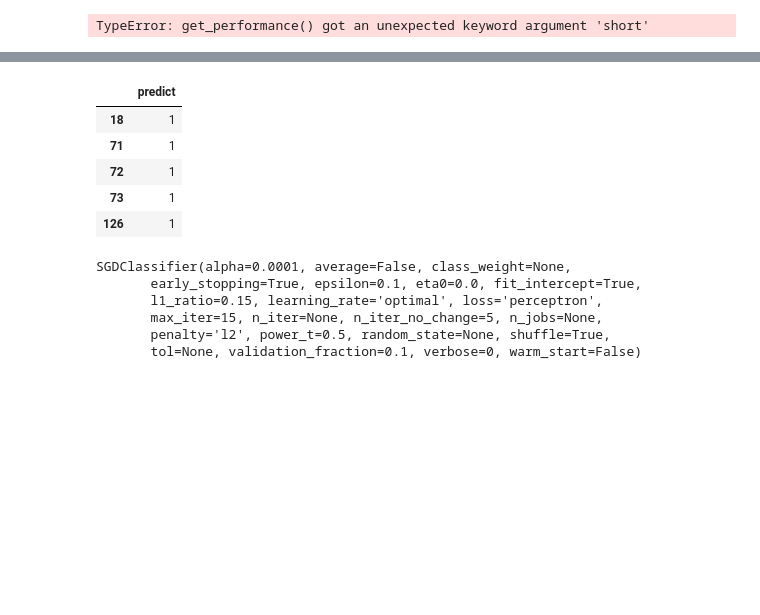
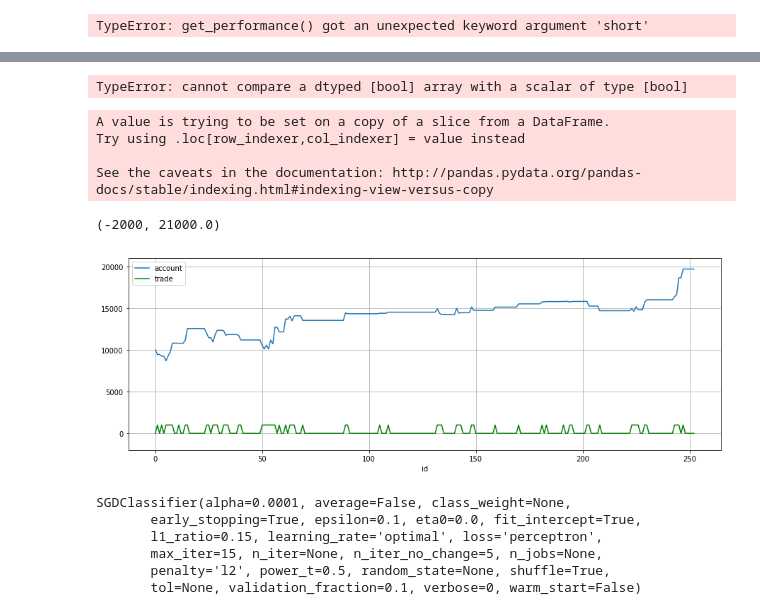
Before and after one commit to IzidoroBaltazar/MachineLearningEngineer, a Jupyter notebook: capstone_project/trading_project.ipynb, the cells around one changed output, grey strips where cells are left out. Drawn from its saved outputs; the diff is of its cells as text; code cells hidden in the pictures; blank space fills up the shorter version.

```diff
--- a/capstone_project/trading_project.ipynb
+++ b/capstone_project/trading_project.ipynb
@@ -1080,9 +1042,2 @@ a = preds[0].as_data_frame()
 # %%
-a[a.predict != 0]
+b = a.predict.values
-# %% [output]
-|  | predict |
-| 18 | 1 |
-| 71 | 1 |
-| 72 | 1 |
-| 73 | 1 |
-| 126 | 1 |
@@ -1089,3 +1048,29 @@ a[a.predict != 0]
+# %%
+from sklearn.metrics import confusion_matrix
+
+df = gold_account[(gold_account['label'].notnull()) & (gold_account['trade'].notnull)]
+confusion_matrix(gold_account.label.astype(int), gold_account.trade.astype(int))
+# %% [output]
+TypeError: cannot compare a dtyped [bool] array with a scalar of type [bool]
+# %%
+trade_df = gold_account_long[['trade']]
+trade_df['id'] = trade_df.index.values
+trade_df.trade = trade_df.trade*1000
+# %% [output]
+A value is trying to be set on a copy of a slice from a DataFrame.
+Try using .loc[row_indexer,col_indexer] = value instead
+
+See the caveats in the documentation: http://pandas.pydata.org/pandas-docs/stable/indexing.html#indexing-view-versus-copy
+# %%
+ax1 = gold_account_long[['account']].plot(grid=True, figsize=(15, 5))
+# gold_account_long[gold_account_long['short'] == 1].plot(ax=ax1, kind='scatter', x='id', y='short', color='r', grid=True)
+# gold_account_long[gold_account_long['long'] == 1].plot(ax=ax1, kind='scatter', x='id', y='long', color='g', grid=True)
+trade_df.plot(ax=ax1, x='id', y='trade', color='g', grid=True)
+# gold_account_long.plot(kind='scatter', x='id',y='long')
+ax1.set_ylim(-2000, get_round_ceiling(gold_account_long.account))
+# %% [output]
+(-2000, 21000.0)
+[figure, added]
 # %%
 from sklearn import svm
 from sklearn.svm import OneClassSVM
```
Also changed, not shown: parts of 23 cells of this notebook, 3 other files.
